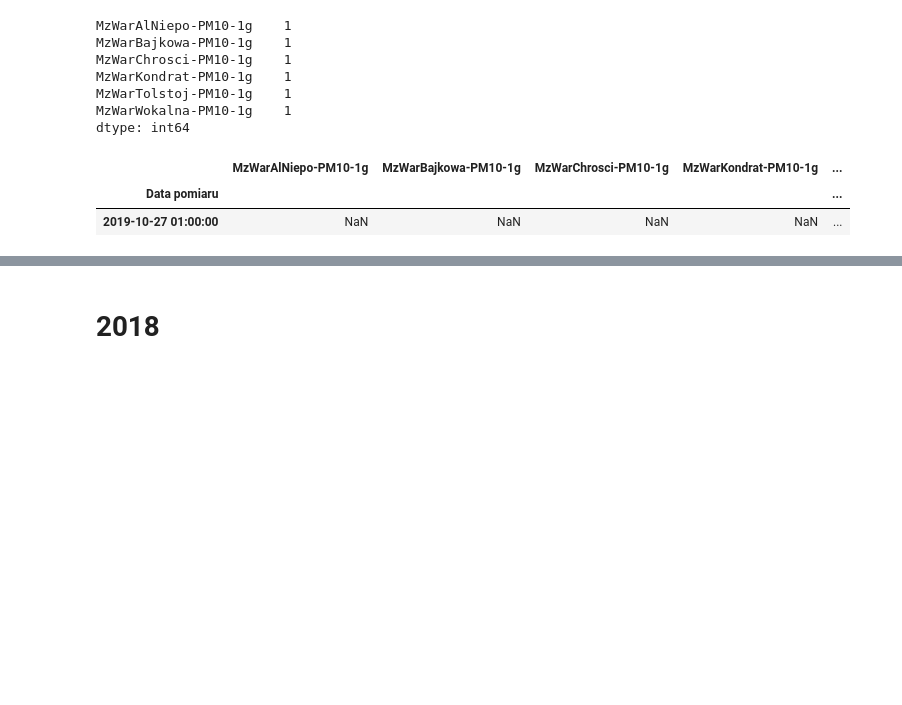
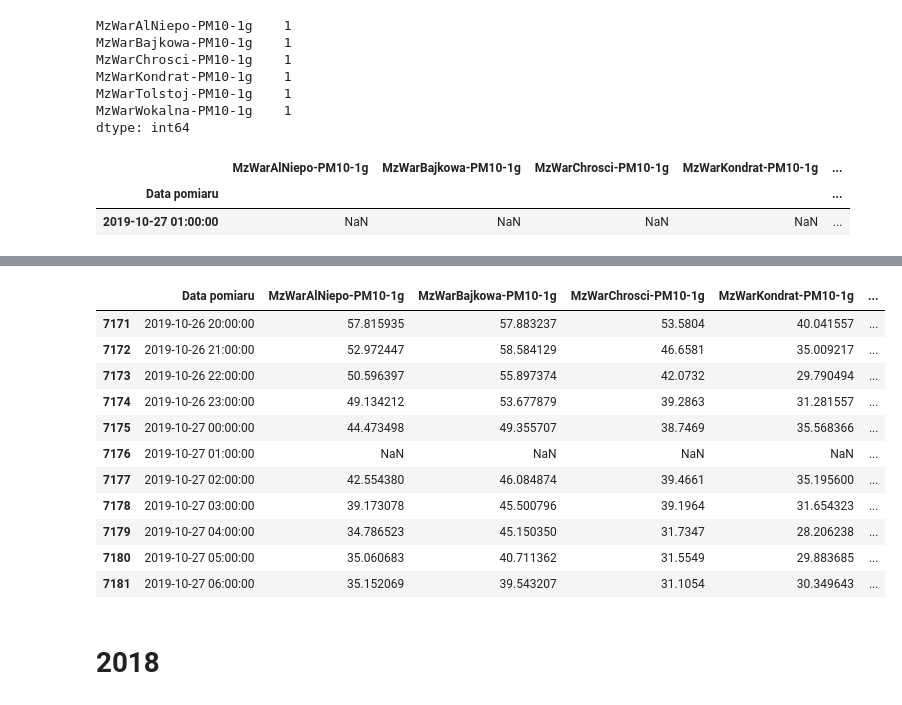
Before and after one commit to bgadzicki/Paqi, a Jupyter notebook: notebooks/eda.ipynb, the cells around one changed output, grey strips where cells are left out. Cells and saved outputs as stored; diff of their text form; code cells hidden in the pictures; blank space fills up the shorter version.

```diff
--- a/notebooks/eda.ipynb
+++ b/notebooks/eda.ipynb
@@ -185,5 +185,7 @@ pm10_2019_interpolate.iloc[(pm10_2019_interpolate.index.values == index.values),
 |  | MzWarAlNiepo-PM10-1g | MzWarBajkowa-PM10-1g | MzWarChrosci-PM10-1g | MzWarKondrat-PM10-1g | ... |
 | Data pomiaru |  |  |  |  | ... |
 | 2019-10-27 01:00:00 | NaN | NaN | NaN | NaN | ... |
+# %%
+pm10_2019_interpolate.reset_index(inplace=True)
 # %%
-pm10_2019_interpolate['date'] = pm10_2019_interpolate.index
+pm10_2019_interpolate.iloc[(pm10_2019_interpolate['Data pomiaru'].values == index.values), :]
@@ -216,3 +223,18 @@ pm10_2019_copy
+# %%
+pm10_2019_interpolate.iloc[[7176+x for x in range(-5, 6, 1)], :]
+# %% [output]
+|  | Data pomiaru | MzWarAlNiepo-PM10-1g | MzWarBajkowa-PM10-1g | MzWarChrosci-PM10-1g | MzWarKondrat-PM10-1g | ... |
+| 7171 | 2019-10-26 20:00:00 | 57.815935 | 57.883237 | 53.5804 | 40.041557 | ... |
+| 7172 | 2019-10-26 21:00:00 | 52.972447 | 58.584129 | 46.6581 | 35.009217 | ... |
+| 7173 | 2019-10-26 22:00:00 | 50.596397 | 55.897374 | 42.0732 | 29.790494 | ... |
+| 7174 | 2019-10-26 23:00:00 | 49.134212 | 53.677879 | 39.2863 | 31.281557 | ... |
+| 7175 | 2019-10-27 00:00:00 | 44.473498 | 49.355707 | 38.7469 | 35.568366 | ... |
+| 7176 | 2019-10-27 01:00:00 | NaN | NaN | NaN | NaN | ... |
+| 7177 | 2019-10-27 02:00:00 | 42.554380 | 46.084874 | 39.4661 | 35.195600 | ... |
+| 7178 | 2019-10-27 03:00:00 | 39.173078 | 45.500796 | 39.1964 | 31.654323 | ... |
+| 7179 | 2019-10-27 04:00:00 | 34.786523 | 45.150350 | 31.7347 | 28.206238 | ... |
+| 7180 | 2019-10-27 05:00:00 | 35.060683 | 40.711362 | 31.5549 | 29.883685 | ... |
+| 7181 | 2019-10-27 06:00:00 | 35.152069 | 39.543207 | 31.1054 | 30.349643 | ... |
 # %% [markdown]
 # 2018
 # %%
```
Also changed, not shown: parts of 10 cells of this notebook.
